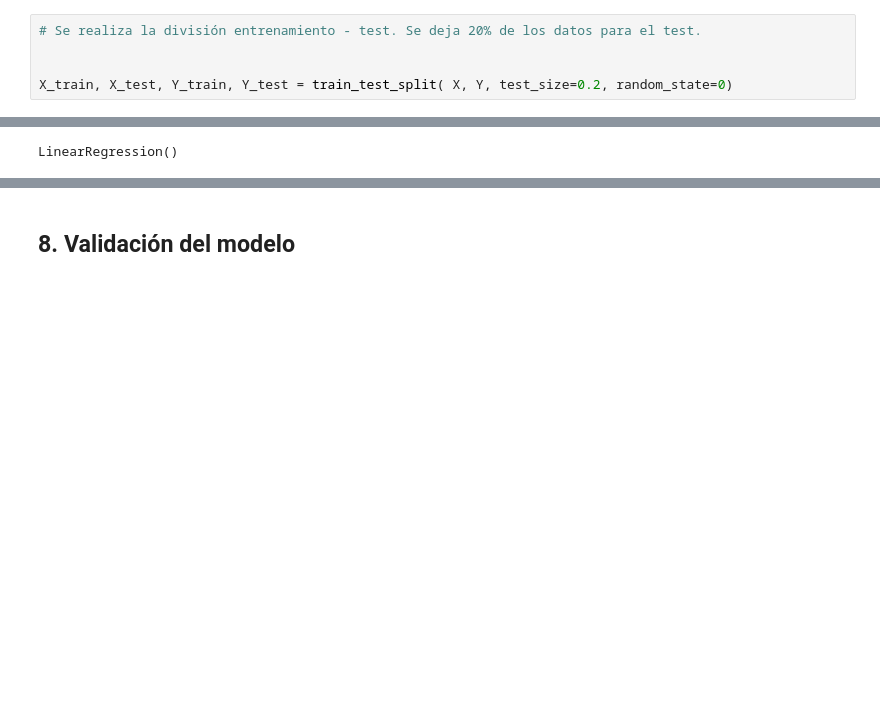
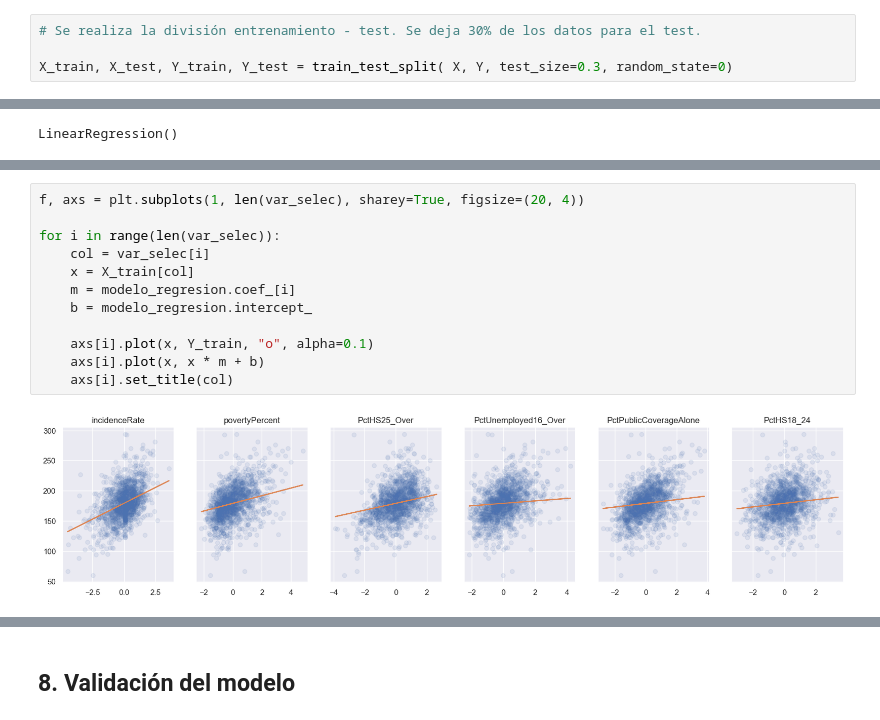
Before and after one commit to SantiagoRodriguezBernal/Laboratorio-2, a Jupyter notebook: lab2.ipynb, the cells around one changed output, grey strips where cells are left out. Drawn from its saved outputs; the diff is of its cells as text; blank space fills up the shorter version.

```diff
--- a/lab2.ipynb
+++ b/lab2.ipynb
@@ -360,5 +405,4 @@ Name: deathRate, dtype: float64
 # %%
-# Se realiza la división entrenamiento - test. Se deja 20% de los datos para el test.
+# Se realiza la división entrenamiento - test. Se deja 30% de los datos para el test.
 
-
-X_train, X_test, Y_train, Y_test = train_test_split( X, Y, test_size=0.2, random_state=0)
+X_train, X_test, Y_train, Y_test = train_test_split( X, Y, test_size=0.3, random_state=0)
@@ -376,0 +460,14 @@ LinearRegression()
+# %%
+f, axs = plt.subplots(1, len(var_selec), sharey=True, figsize=(20, 4))
+
+for i in range(len(var_selec)):
+    col = var_selec[i]
+    x = X_train[col]
+    m = modelo_regresion.coef_[i]
+    b = modelo_regresion.intercept_
+
+    axs[i].plot(x, Y_train, "o", alpha=0.1)
+    axs[i].plot(x, x * m + b)
+    axs[i].set_title(col)
+# %% [output]
+[figure, added]
```
Also changed, not shown: parts of 26 cells of this notebook, 1 other file.
